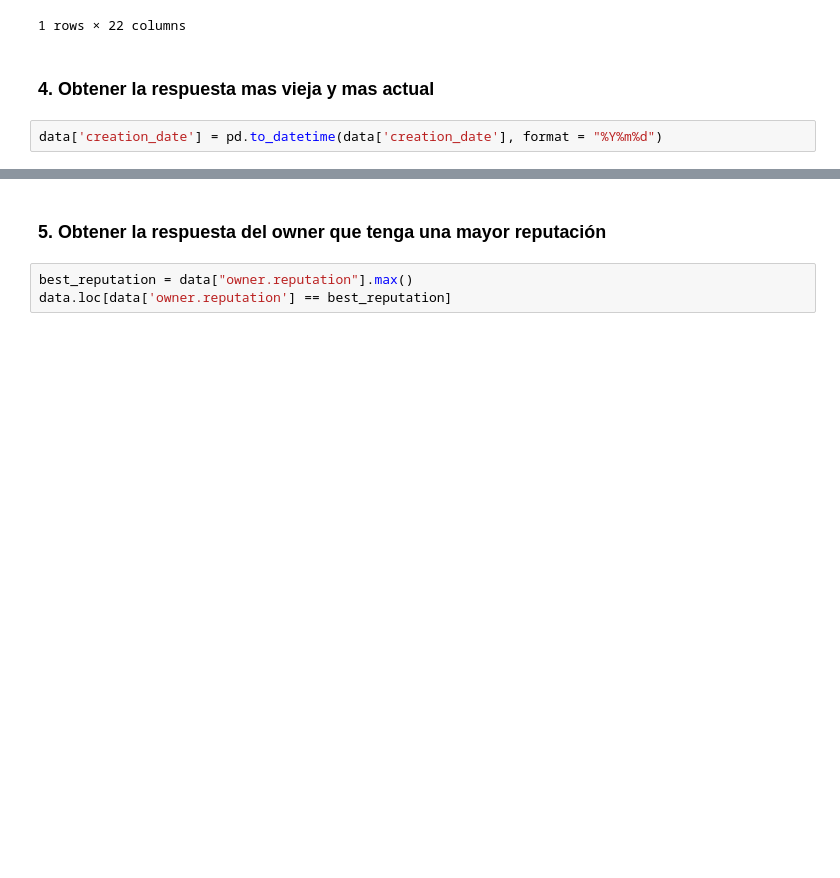
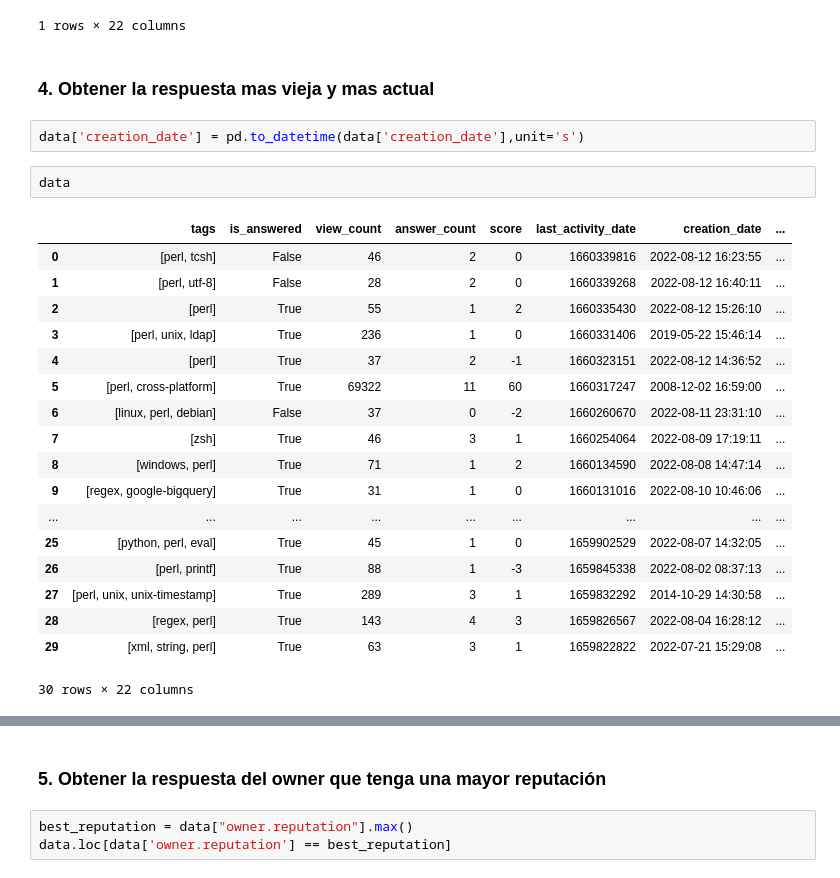
Before and after one commit to GerardoAlopez/XALDITIGAL_code_test, a Jupyter notebook: XELDIGITAL_python_test.ipynb, the cells around one changed output, grey strips where cells are left out. Drawn from its saved outputs; the diff is of its cells as text; blank space fills up the shorter version.

```diff
--- a/XELDIGITAL_python_test.ipynb
+++ b/XELDIGITAL_python_test.ipynb
@@ -69,5 +68,26 @@ data.loc[data.view_count == less_view ]
 # %% [markdown]
 ### 4. Obtener la respuesta mas vieja y mas actual
 # %%
-data['creation_date'] = pd.to_datetime(data['creation_date'], format = "%Y%m%d")
+data['creation_date'] = pd.to_datetime(data['creation_date'],unit='s')
+# %%
+data
+# %% [output]
+|  | tags | is_answered | view_count | answer_count | score | last_activity_date | creation_date | ... |
+| 0 | [perl, tcsh] | False | 46 | 2 | 0 | 1660339816 | 2022-08-12 16:23:55 | ... |
+| 1 | [perl, utf-8] | False | 28 | 2 | 0 | 1660339268 | 2022-08-12 16:40:11 | ... |
+| 2 | [perl] | True | 55 | 1 | 2 | 1660335430 | 2022-08-12 15:26:10 | ... |
+| 3 | [perl, unix, ldap] | True | 236 | 1 | 0 | 1660331406 | 2019-05-22 15:46:14 | ... |
+| 4 | [perl] | True | 37 | 2 | -1 | 1660323151 | 2022-08-12 14:36:52 | ... |
+| 5 | [perl, cross-platform] | True | 69322 | 11 | 60 | 1660317247 | 2008-12-02 16:59:00 | ... |
+| 6 | [linux, perl, debian] | False | 37 | 0 | -2 | 1660260670 | 2022-08-11 23:31:10 | ... |
+| 7 | [zsh] | True | 46 | 3 | 1 | 1660254064 | 2022-08-09 17:19:11 | ... |
+| 8 | [windows, perl] | True | 71 | 1 | 2 | 1660134590 | 2022-08-08 14:47:14 | ... |
+| 9 | [regex, google-bigquery] | True | 31 | 1 | 0 | 1660131016 | 2022-08-10 10:46:06 | ... |
+| ... | ... | ... | ... | ... | ... | ... | ... | ... |
+| 25 | [python, perl, eval] | True | 45 | 1 | 0 | 1659902529 | 2022-08-07 14:32:05 | ... |
+| 26 | [perl, printf] | True | 88 | 1 | -3 | 1659845338 | 2022-08-02 08:37:13 | ... |
+| 27 | [perl, unix, unix-timestamp] | True | 289 | 3 | 1 | 1659832292 | 2014-10-29 14:30:58 | ... |
+| 28 | [regex, perl] | True | 143 | 4 | 3 | 1659826567 | 2022-08-04 16:28:12 | ... |
+| 29 | [xml, string, perl] | True | 63 | 3 | 1 | 1659822822 | 2022-07-21 15:29:08 | ... |
+30 rows × 22 columns
 # %%
```
Also changed, not shown: parts of 9 cells of this notebook.
